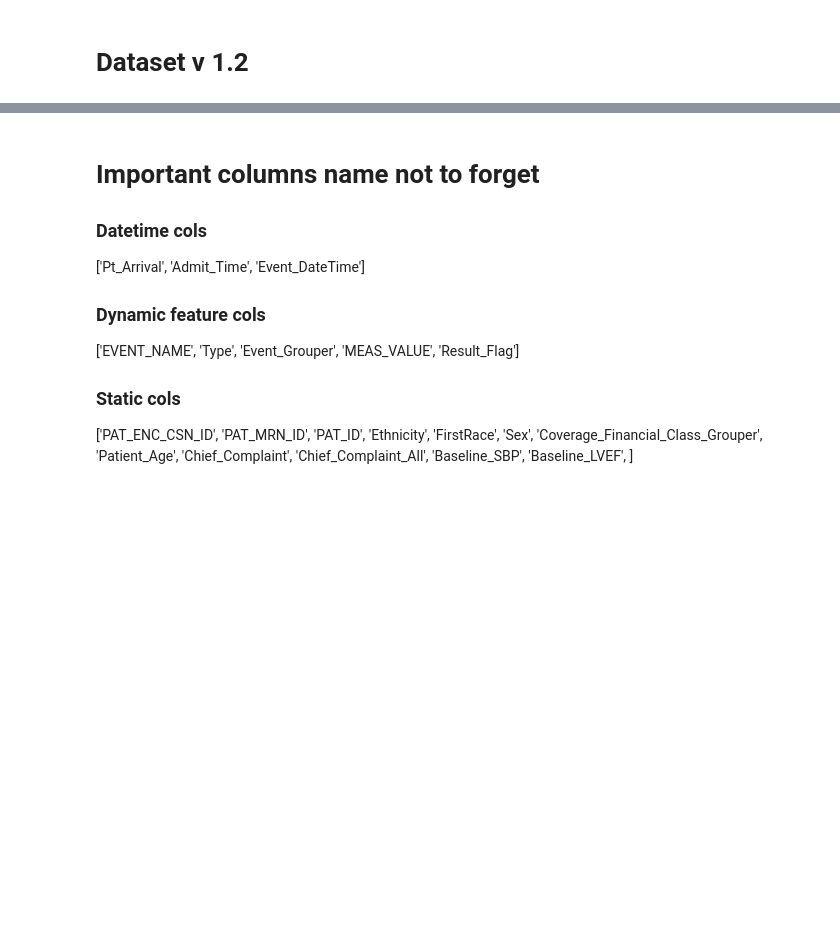
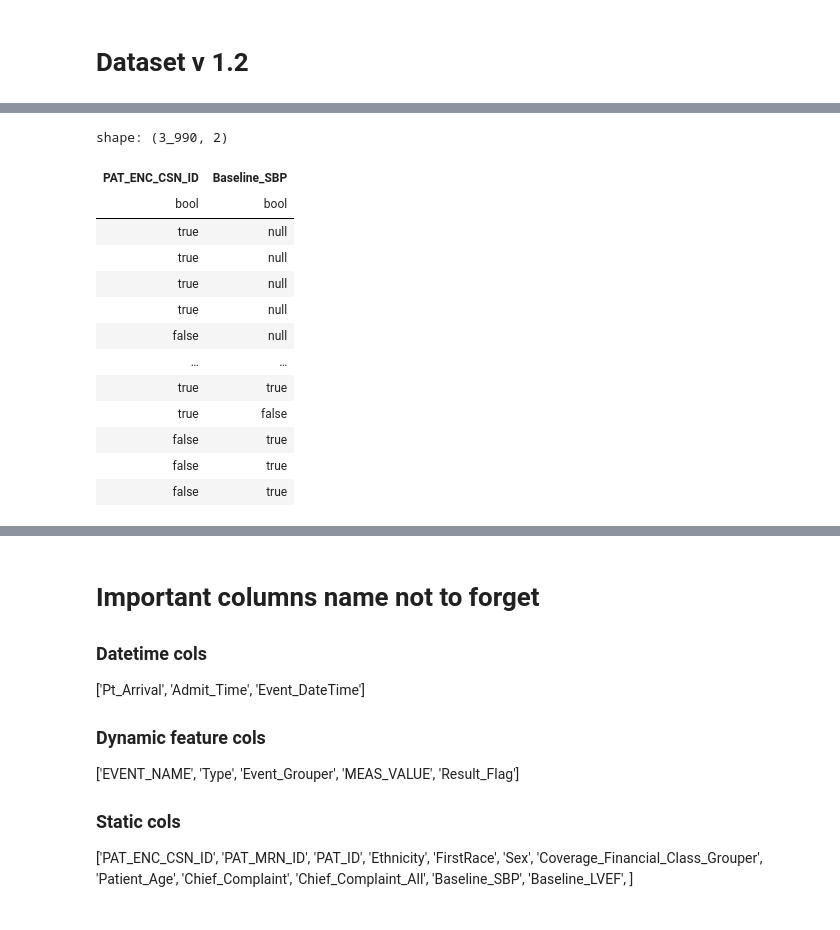
Before and after one commit to UTSW-CIC/Sepsis-Analysis, a Jupyter notebook: notebooks/00_eda.ipynb, the cells around one changed output, grey strips where cells are left out. Saved outputs shown, nothing was run; the diff lists cells and outputs as text; code cells hidden in the pictures; blank space fills up the shorter version.

```diff
--- a/notebooks/00_eda.ipynb
+++ b/notebooks/00_eda.ipynb
@@ -91,3 +144,9 @@ if schema['Event_DateTime'] in [pl.Utf8, pl.String]:
 lf_all = lf_all.with_columns(
     event_full_name = (pl.col("Type")+"_"+pl.col("EVENT_NAME")+"_"+pl.col("Event_Grouper")).str.to_lowercase()
 )
+# %%
+lf_all_base = lf_all.join(
+    lf_baseline,
+    how='left',
+    on=['PAT_ENC_CSN_ID']
+)
@@ -93,0 +157,2 @@ lf_all = lf_all.with_columns(
+# %%
+df_enc_baseline = lf_baseline.collect()
@@ -93,0 +163,3 @@ lf_all = lf_all.with_columns(
+# %%
+df_base_pat_sbp = df_enc_baseline.select("PAT_ENC_CSN_ID", BASELINE_COLS[0])
+df_all_pat_sbp = lf_all_base.select("PAT_ENC_CSN_ID", BASELINE_COLS[0]).group_by("PAT_ENC_CSN_ID").agg(pl.col(BASELINE_COLS[0]).first()).collect()
@@ -93,0 +189,17 @@ lf_all = lf_all.with_columns(
+# %%
+df_base_pat_sbp.sort(by=['Baseline_SBP', 'PAT_ENC_CSN_ID']) == df_all_pat_sbp.sort(by=['Baseline_SBP', 'PAT_ENC_CSN_ID'])
+# %% [output]
+shape: (3_990, 2)
+| PAT_ENC_CSN_ID | Baseline_SBP |
+| bool | bool |
+| true | null |
+| true | null |
+| true | null |
+| true | null |
+| false | null |
+| … | … |
+| true | true |
+| true | false |
+| false | true |
+| false | true |
+| false | true |
```
Also changed, not shown: parts of 15 cells of this notebook, 2 other files.
